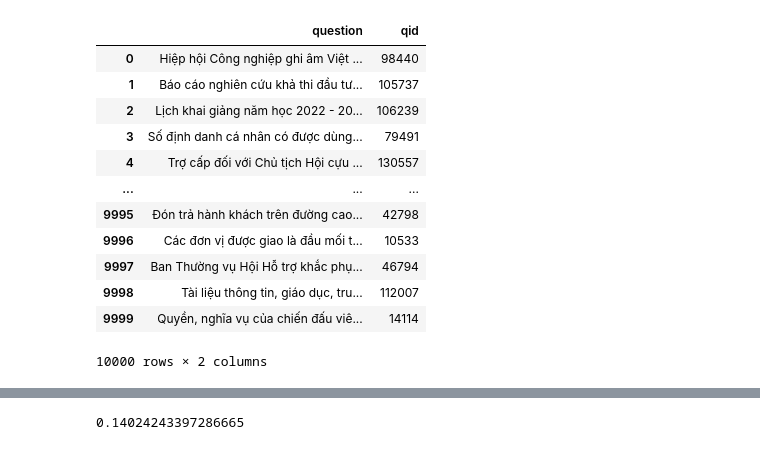
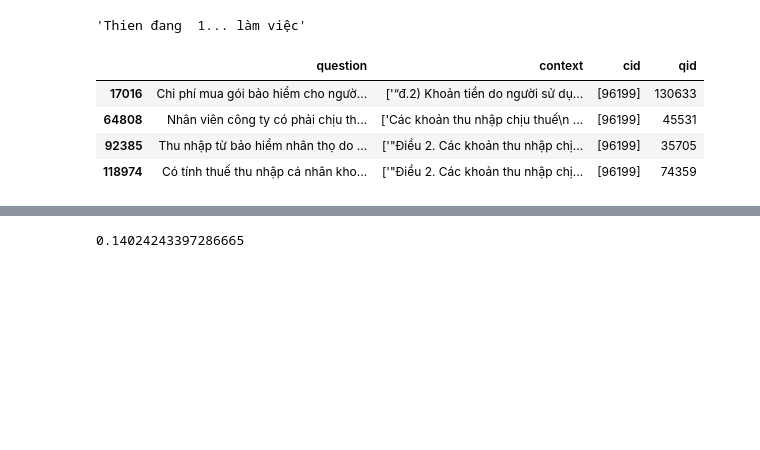
Before and after one commit to tnt305/legal-retrieval, a Jupyter notebook: eda.ipynb, the cells around one changed output, grey strips where cells are left out. Saved outputs shown, nothing was run; the diff lists cells and outputs as text; code cells hidden in the pictures; blank space fills up the shorter version.

```diff
--- a/eda.ipynb
+++ b/eda.ipynb
@@ -8,19 +8,3 @@ pd.set_option('display.max_colwidth', None)
 corpus = pd.read_csv("./data/corpus.csv")
 train = pd.read_csv('./data/train.csv')
 test = pd.read_csv("./data/public_test.csv")
-# %%
-test
-# %% [output]
-|  | question | qid |
-| 0 | Hiệp hội Công nghiệp ghi âm Việt ... | 98440 |
-| 1 | Báo cáo nghiên cứu khả thi đầu tư... | 105737 |
-| 2 | Lịch khai giảng năm học 2022 - 20... | 106239 |
-| 3 | Số định danh cá nhân có được dùng... | 79491 |
-| 4 | Trợ cấp đối với Chủ tịch Hội cựu ... | 130557 |
-| ... | ... | ... |
-| 9995 | Đón trả hành khách trên đường cao... | 42798 |
-| 9996 | Các đơn vị được giao là đầu mối t... | 10533 |
-| 9997 | Ban Thường vụ Hội Hỗ trợ khắc phụ... | 46794 |
-| 9998 | Tài liệu thông tin, giáo dục, tru... | 112007 |
-| 9999 | Quyền, nghĩa vụ của chiến đấu viê... | 14114 |
-10000 rows × 2 columns
@@ -27 +13,23 @@ test
+# %%
+import re
+import re
+
+def clean_text(text):
+    # Loại bỏ các ký tự xuống dòng và thay thế bằng khoảng trắng
+    text = re.sub(r'\n+', ' ', text)  # Thay thế nhiều ký tự xuống dòng bằng một khoảng trắng
+    text = re.sub(r'[^\w\s.]', '', text)  # Giữ lại chữ cái, số, khoảng trắng và dấu chấm
+    return text.strip()  # Loại bỏ khoảng trắng thừa ở đầu và cuối
+
+
+clean_text(" Thien đang \n1... làm việc")
+# %% [output]
+'Thien đang  1... làm việc'
+# %%
+train[train['cid'] =='[96199]']
+# %% [output]
+|  | question | context | cid | qid |
+| 17016 | Chi phí mua gói bảo hiểm cho ngườ... | ['“đ.2) Khoản tiền do người sử dụ... | [96199] | 130633 |
+| 64808 | Nhân viên công ty có phải chịu th... | ['Các khoản thu nhập chịu thuế\n ... | [96199] | 45531 |
+| 92385 | Thu nhập từ bảo hiểm nhân thọ do ... | ['"Điều 2. Các khoản thu nhập chị... | [96199] | 35705 |
+| 118974 | Có tính thuế thu nhập cá nhân kho... | ['"Điều 2. Các khoản thu nhập chị... | [96199] | 74359 |
 # %%
```
Also changed, not shown: parts of 2 cells of this notebook, 3 other files.
